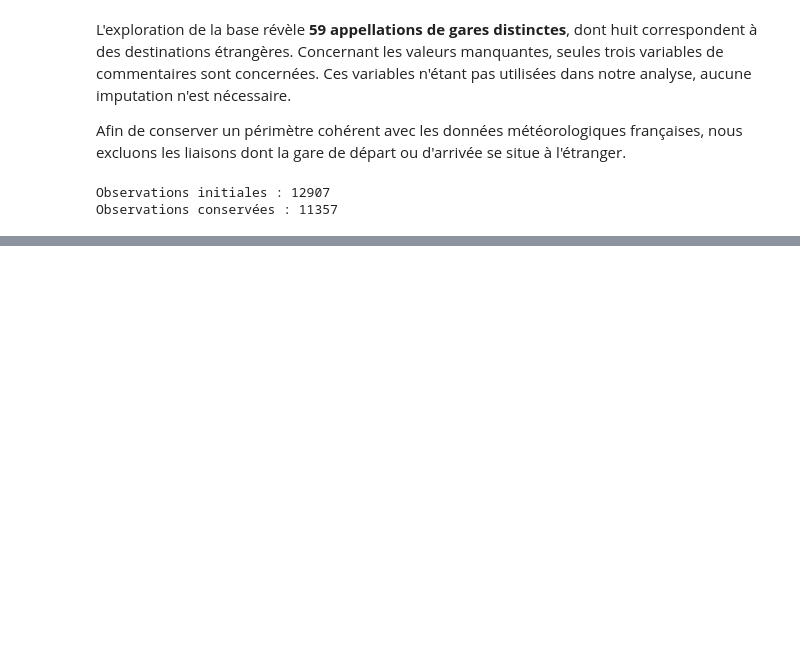
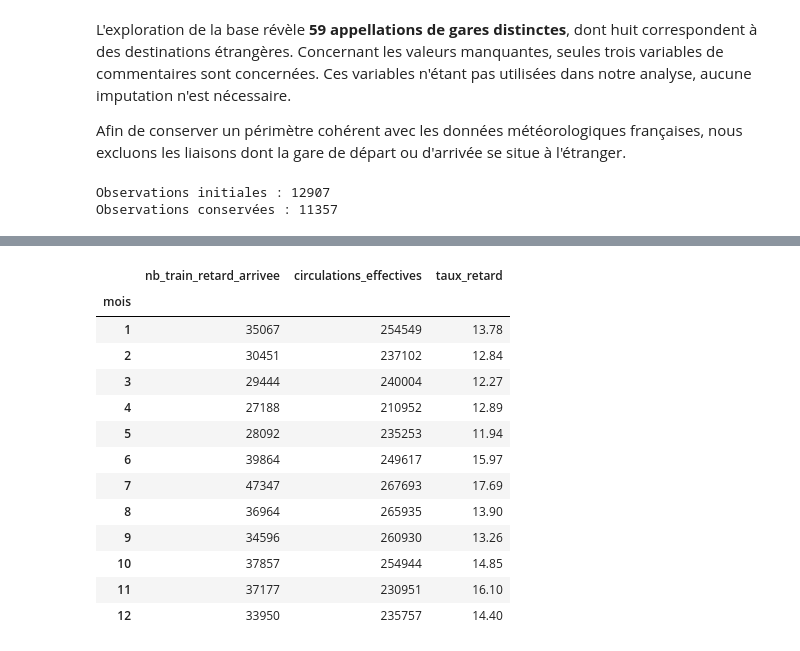
Before and after one commit to luteceagn/Projet_Python_ds, a Jupyter notebook: rapport_final.ipynb, the cells around one changed output, grey strips where cells are left out. Drawn from its saved outputs; the diff is of its cells as text; code cells hidden in the pictures; blank space fills up the shorter version.

Commit message:
Ajout des statistiques descriptives SNCF dans le notebook

```diff
--- a/rapport_final.ipynb
+++ b/rapport_final.ipynb
@@ -105,0 +226,13 @@ Observations conservées : 11357
+# %%
+# Conservation des observations avec des circulations effectives positives
+df_valides = df_sncf_analyse[
+    df_sncf_analyse["circulations_effectives"] > 0
+]
+
+# Calcul du taux global de retard
+taux_global = (
+    100 * df_valides["nb_train_retard_arrivee"].sum()
+    / df_valides["circulations_effectives"].sum()
+)
+
+print(f"Taux global de retard à l'arrivée : {taux_global:.2f} %")
@@ -105,0 +310,35 @@ Observations conservées : 11357
+# %%
+# Préparation des données pour l'analyse mensuelle
+df_mensuel = df_valides.copy()
+
+df_mensuel["date"] = pd.to_datetime(df_mensuel["date"])
+df_mensuel = df_mensuel[df_mensuel["date"].dt.year <= 2025]
+
+df_mensuel["mois"] = df_mensuel["date"].dt.month
+
+# Calcul du taux global de retard par mois
+evolution_mensuelle = df_mensuel.groupby("mois")[
+    ["nb_train_retard_arrivee", "circulations_effectives"]
+].sum()
+
+evolution_mensuelle["taux_retard"] = (
+    100 * evolution_mensuelle["nb_train_retard_arrivee"]
+    / evolution_mensuelle["circulations_effectives"]
+)
+
+display(evolution_mensuelle.round(2))
+# %% [output]
+|  | nb_train_retard_arrivee | circulations_effectives | taux_retard |
+| mois |  |  |  |
+| 1 | 35067 | 254549 | 13.78 |
+| 2 | 30451 | 237102 | 12.84 |
+| 3 | 29444 | 240004 | 12.27 |
+| 4 | 27188 | 210952 | 12.89 |
+| 5 | 28092 | 235253 | 11.94 |
+| 6 | 39864 | 249617 | 15.97 |
+| 7 | 47347 | 267693 | 17.69 |
+| 8 | 36964 | 265935 | 13.90 |
+| 9 | 34596 | 260930 | 13.26 |
+| 10 | 37857 | 254944 | 14.85 |
+| 11 | 37177 | 230951 | 16.10 |
+| 12 | 33950 | 235757 | 14.40 |
```
Also changed, not shown: parts of 18 cells of this notebook.
